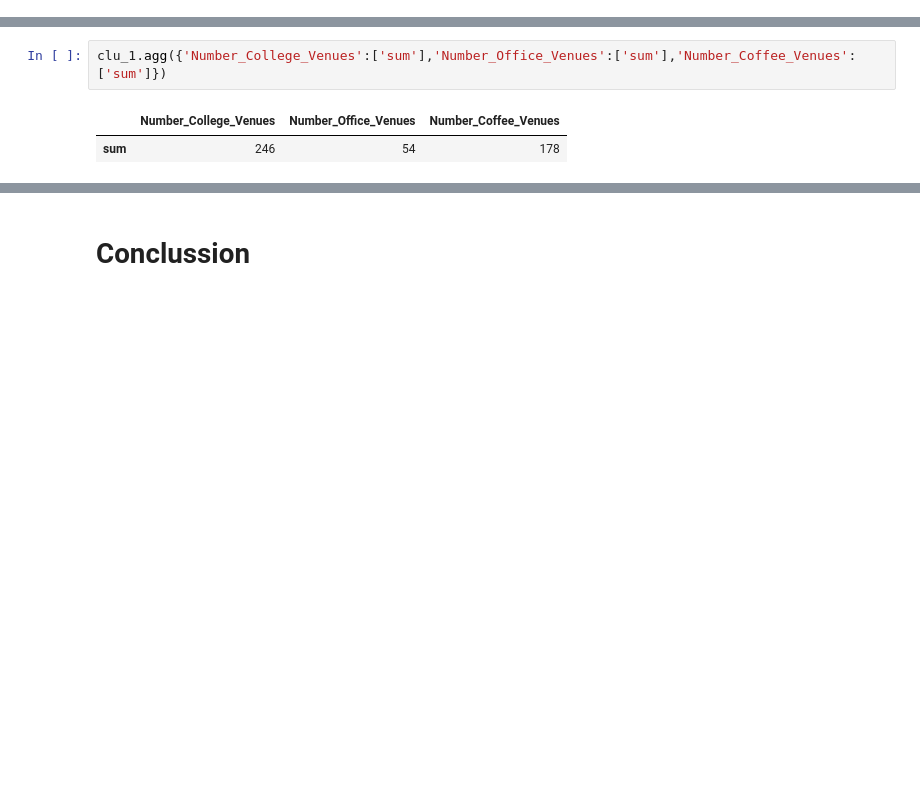
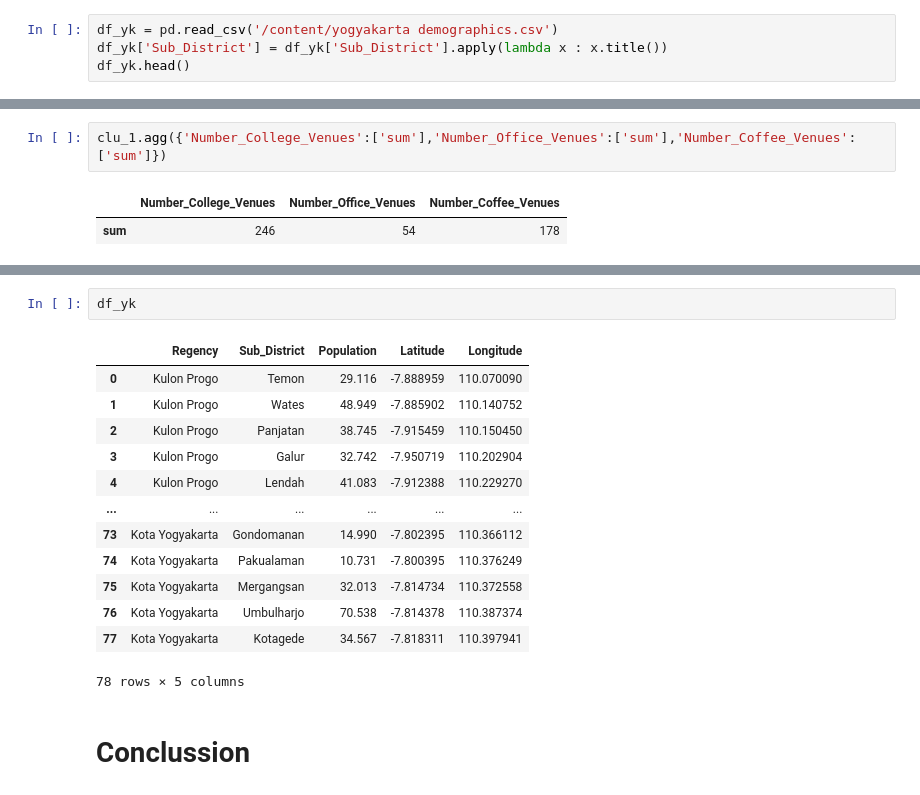
Before and after one commit to zylbergs/Project_Portofolio, a Jupyter notebook: IBMDS_capstone_project_Strategic_Branch_Estabilishment/Strategic_Branch_Estabilishment.ipynb, the cells around one changed output, grey strips where cells are left out. Cells and saved outputs as stored; diff of their text form; blank space fills up the shorter version.

```diff
--- a/IBMDS_capstone_project_Strategic_Branch_Estabilishment/Strategic_Branch_Estabilishment.ipynb
+++ b/IBMDS_capstone_project_Strategic_Branch_Estabilishment/Strategic_Branch_Estabilishment.ipynb
@@ -428,3 +430,7 @@ yogyakarta_map.save('Sleman_Yogyakarta_village.html')
 yog_cluster_map().save('Village Cluster Map.html')
 # %% [markdown]
 # Cluster Result Analysis
+# %%
+df_yk = pd.read_csv('/content/yogyakarta demographics.csv')
+df_yk['Sub_District'] = df_yk['Sub_District'].apply(lambda x : x.title())
+df_yk.head()
@@ -459,3 +535,19 @@ clu_3.agg({'Number_College_Venues':['sum'],'Number_Office_Venues':['sum'],'Numbe
+# %%
+df_yk
+# %% [output]
+|  | Regency | Sub_District | Population | Latitude | Longitude |
+| 0 | Kulon Progo | Temon | 29.116 | -7.888959 | 110.070090 |
+| 1 | Kulon Progo | Wates | 48.949 | -7.885902 | 110.140752 |
+| 2 | Kulon Progo | Panjatan | 38.745 | -7.915459 | 110.150450 |
+| 3 | Kulon Progo | Galur | 32.742 | -7.950719 | 110.202904 |
+| 4 | Kulon Progo | Lendah | 41.083 | -7.912388 | 110.229270 |
+| ... | ... | ... | ... | ... | ... |
+| 73 | Kota Yogyakarta | Gondomanan | 14.990 | -7.802395 | 110.366112 |
+| 74 | Kota Yogyakarta | Pakualaman | 10.731 | -7.800395 | 110.376249 |
+| 75 | Kota Yogyakarta | Mergangsan | 32.013 | -7.814734 | 110.372558 |
+| 76 | Kota Yogyakarta | Umbulharjo | 70.538 | -7.814378 | 110.387374 |
+| 77 | Kota Yogyakarta | Kotagede | 34.567 | -7.818311 | 110.397941 |
+78 rows × 5 columns
 # %% [markdown]
 # Conclussion
 # %% [markdown]
```
Also changed, not shown: parts of 10 cells of this notebook, 7 other files.
